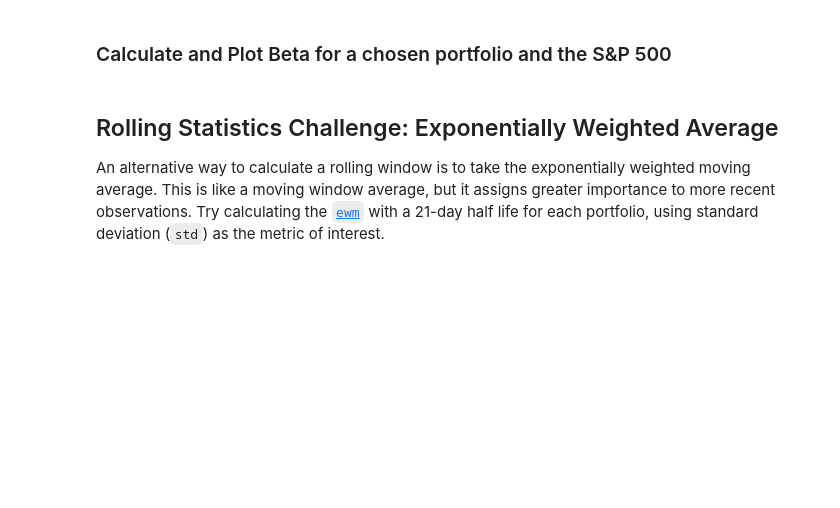
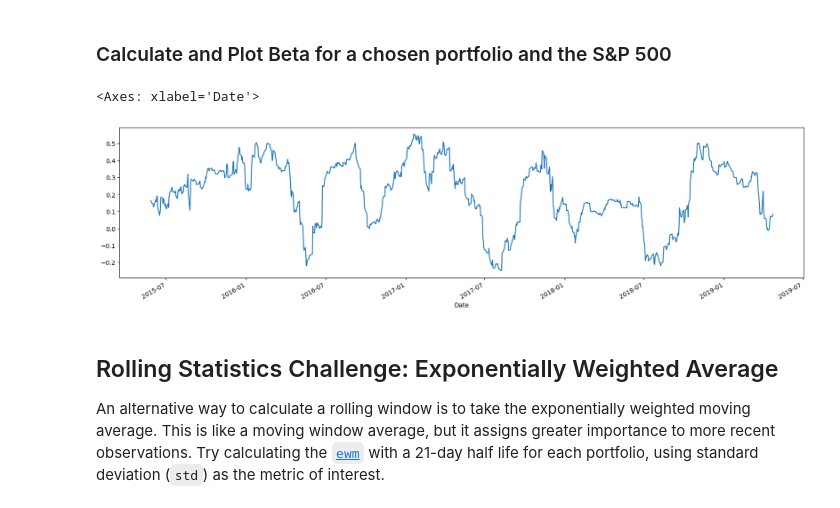
Before and after one commit to joshhlee123/Module-4-Challenge, a Jupyter notebook: whale_analysis.ipynb, the cells around one changed output. Drawn from its saved outputs; the diff is of its cells as text; code cells hidden in the pictures; blank space fills up the shorter version.

```diff
--- a/whale_analysis.ipynb
+++ b/whale_analysis.ipynb
@@ -318,4 +374,10 @@ Risk changes over time. Analyze the rolling statistics for Risk and Beta.
 # Plot beta trend
+# %%
+# Plot beta trend
+beta.plot(figsize = (20,5))
+# %% [output]
+<Axes: xlabel='Date'>
+[figure, added]
 # %% [markdown]
 ## Rolling Statistics Challenge: Exponentially Weighted Average
 
```
Also changed, not shown: parts of 39 cells of this notebook.
